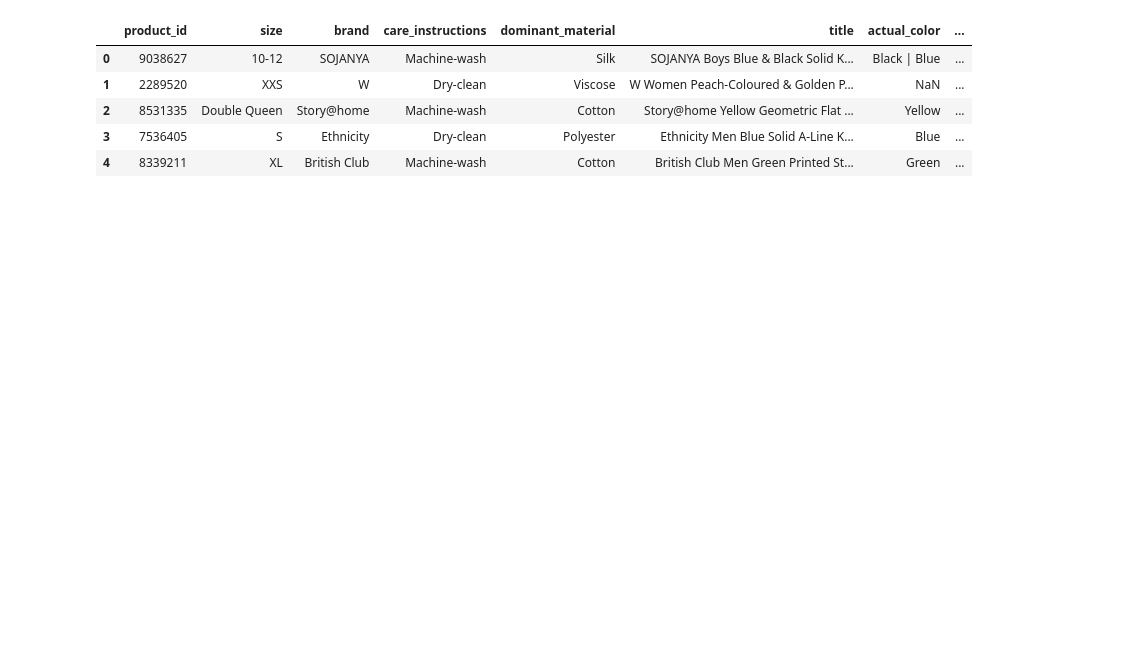
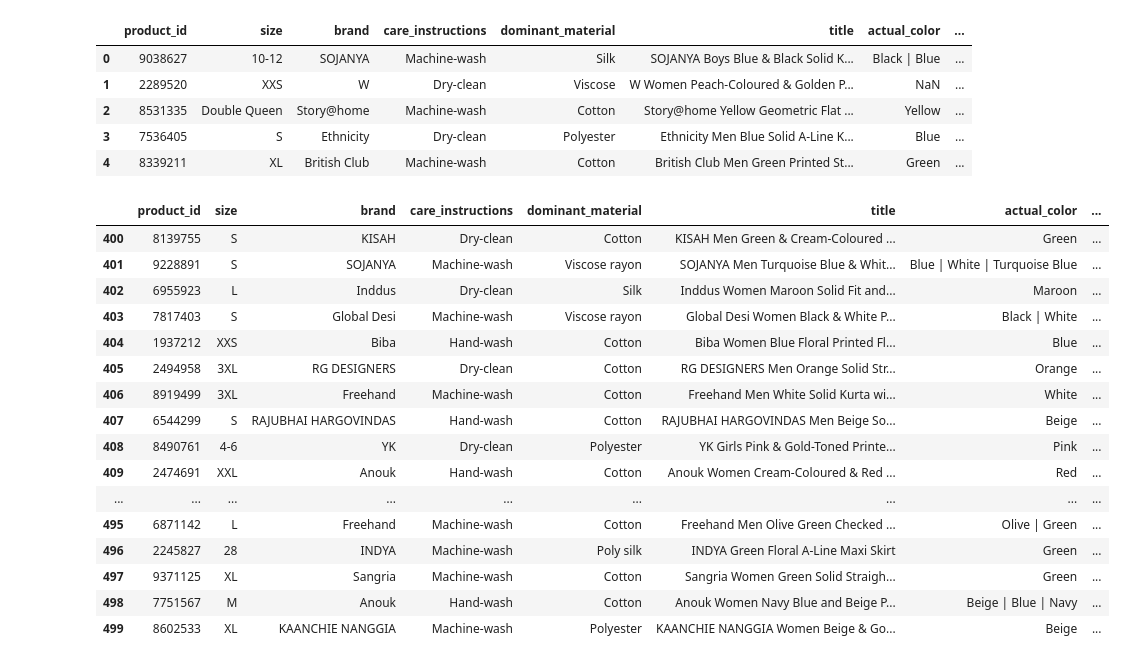
Before and after one commit to Saiyam-3/Online-Shopping, a Jupyter notebook: online shopping.ipynb, the cells around one changed output. Saved outputs shown, nothing was run; the diff lists cells and outputs as text; code cells hidden in the pictures; blank space fills up the shorter version.

```diff
--- a/online shopping.ipynb
+++ b/online shopping.ipynb
@@ -50,7 +52,7 @@ df.head()
 | 3 | df1b30e3317cda8b265e314de8d364eb | 2019-07-23 10:24:45 +0000 | 7536405 | https://www.myntra.com/kurtas/eth... | S | 7536405_S | Ethnicity | Polyester | Dry-clean | ... |
 | 4 | ba1e4e7841a4b8ba58af770965ab0ccb | 2019-06-01 06:11:17 +0000 | 8339211 | https://www.myntra.com/kurtas/bri... | XL | 8339211_XL | British Club | 100% cottonMachine-wash | ... |
 # %%
-columns_to_drop=['crawl_timestamp','uniq_id','link','size_fit','is_in_stock','link2','images','variant_sku']
+columns_to_drop=['crawl_timestamp','uniq_id','link','size_fit','body','is_in_stock','link2','images','variant_sku']
 df.drop(columns_to_drop,inplace=True,axis=1)
 # %%
 df.info()
@@ -287,0 +420,36 @@ for i in range(len(df['actual_color'])):
+# %%
+df['specifications']=df['specifications'].fillna('None')
+df['new']=''
+for i in range(14981):
+    v=df['specifications'][i]
+    v=v.replace('|','@')
+    df['new'][i]=re.split(r'@+',v)
+for i in range(14981):
+    for j in range(len(df['new'][i])):
+        v=df['new'][i][j]
+        df['new'][i][j]=re.split(r':+',v)
+df_specs=pd.DataFrame()
+for i in range(14981):
+    a=[]
+    b=[]
+    try:
+        for j in range(len(df['new'][i])):
+            if len(df['new'][i][j])>1:
+                a.append(df['new'][i][j][0].strip())
+                b.append(df['new'][i][j][1].strip())
+            else:
+                a=[]
+                b=[]
+        df_specs_x=pd.DataFrame(columns=a)
+        df_specs_x.loc[len(df_specs)]=b
+        df_specs_x['product_id']=''
+        df_specs_x['product_id'][i]=df['product_id'][i]
+        df_specs=pd.concat([df_specs,df_specs_x],ignore_index=True)
+        print(i)
+    except:
+        df_specs_x['product_id']=''
+        df_specs_x['product_id'][i]=df['product_id'][i]
+        df_specs=pd.concat([df_specs,df_specs_x],ignore_index=True)
+        print(i,'a')
+        continue
+df_specs.to_csv('specs_data.csv',index=False)
@@ -328,0 +607,20 @@ Khadi
+# %%
+df.iloc[400:500]
+# %% [output]
+|  | product_id | size | brand | care_instructions | dominant_material | title | actual_color | ... |
+| 400 | 8139755 | S | KISAH | Dry-clean | Cotton | KISAH Men Green & Cream-Coloured ... | Green | ... |
+| 401 | 9228891 | S | SOJANYA | Machine-wash | Viscose rayon | SOJANYA Men Turquoise Blue & Whit... | Blue | White | Turquoise Blue | ... |
+| 402 | 6955923 | L | Inddus | Dry-clean | Silk | Inddus Women Maroon Solid Fit and... | Maroon | ... |
+| 403 | 7817403 | S | Global Desi | Machine-wash | Viscose rayon | Global Desi Women Black & White P... | Black | White | ... |
+| 404 | 1937212 | XXS | Biba | Hand-wash | Cotton | Biba Women Blue Floral Printed Fl... | Blue | ... |
+| 405 | 2494958 | 3XL | RG DESIGNERS | Dry-clean | Cotton | RG DESIGNERS Men Orange Solid Str... | Orange | ... |
+| 406 | 8919499 | 3XL | Freehand | Machine-wash | Cotton | Freehand Men White Solid Kurta wi... | White | ... |
+| 407 | 6544299 | S | RAJUBHAI HARGOVINDAS | Hand-wash | Cotton | RAJUBHAI HARGOVINDAS Men Beige So... | Beige | ... |
+| 408 | 8490761 | 4-6 | YK | Dry-clean | Polyester | YK Girls Pink & Gold-Toned Printe... | Pink | ... |
+| 409 | 2474691 | XXL | Anouk | Hand-wash | Cotton | Anouk Women Cream-Coloured & Red ... | Red | ... |
+| ... | ... | ... | ... | ... | ... | ... | ... | ... |
+| 495 | 6871142 | L | Freehand | Machine-wash | Cotton | Freehand Men Olive Green Checked ... | Olive | Green | ... |
+| 496 | 2245827 | 28 | INDYA | Machine-wash | Poly silk | INDYA Green Floral A-Line Maxi Skirt | Green | ... |
+| 497 | 9371125 | XL | Sangria | Machine-wash | Cotton | Sangria Women Green Solid Straigh... | Green | ... |
+| 498 | 7751567 | M | Anouk | Hand-wash | Cotton | Anouk Women Navy Blue and Beige P... | Beige | Blue | Navy | ... |
+| 499 | 8602533 | XL | KAANCHIE NANGGIA | Machine-wash | Polyester | KAANCHIE NANGGIA Women Beige & Go... | Beige | ... |
```
Also changed, not shown: parts of 57 cells of this notebook.
